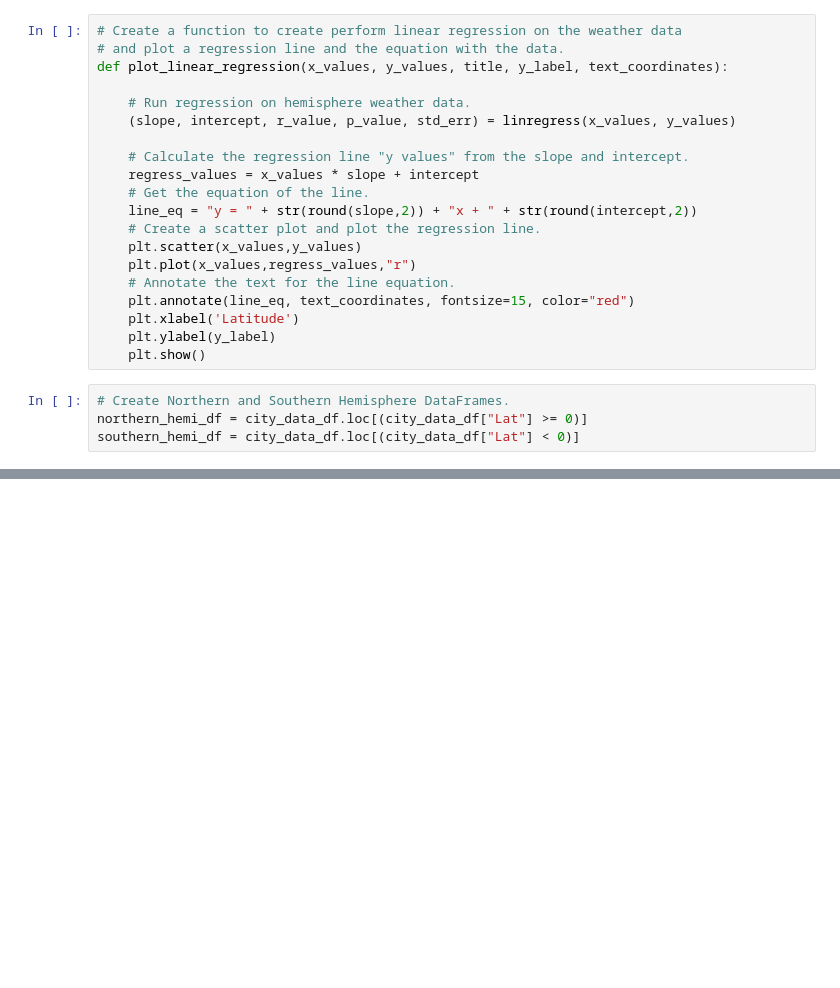
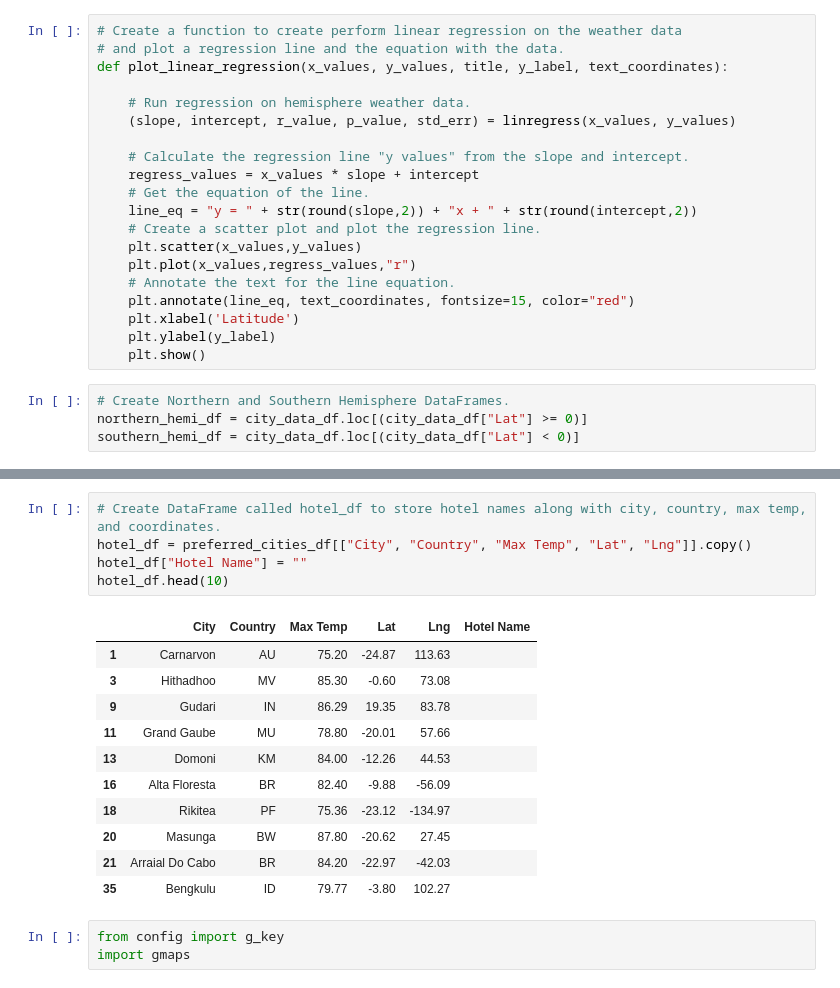
Before and after one commit to andres-rivas-pro/World_Weather_Analysis, a Jupyter notebook: WeatherPy.ipynb, the cells around one changed output, grey strips where cells are left out. Drawn from its saved outputs; the diff is of its cells as text; blank space fills up the shorter version.

```diff
--- a/WeatherPy.ipynb
+++ b/WeatherPy.ipynb
@@ -369,0 +407,20 @@ plt.show()
+# %%
+# Create DataFrame called hotel_df to store hotel names along with city, country, max temp, and coordinates.
+hotel_df = preferred_cities_df[["City", "Country", "Max Temp", "Lat", "Lng"]].copy()
+hotel_df["Hotel Name"] = ""
+hotel_df.head(10)
+# %% [output]
+|  | City | Country | Max Temp | Lat | Lng | Hotel Name |
+| 1 | Carnarvon | AU | 75.20 | -24.87 | 113.63 |  |
+| 3 | Hithadhoo | MV | 85.30 | -0.60 | 73.08 |  |
+| 9 | Gudari | IN | 86.29 | 19.35 | 83.78 |  |
+| 11 | Grand Gaube | MU | 78.80 | -20.01 | 57.66 |  |
+| 13 | Domoni | KM | 84.00 | -12.26 | 44.53 |  |
+| 16 | Alta Floresta | BR | 82.40 | -9.88 | -56.09 |  |
+| 18 | Rikitea | PF | 75.36 | -23.12 | -134.97 |  |
+| 20 | Masunga | BW | 87.80 | -20.62 | 27.45 |  |
+| 21 | Arraial Do Cabo | BR | 84.20 | -22.97 | -42.03 |  |
+| 35 | Bengkulu | ID | 79.77 | -3.80 | 102.27 |  |
+# %%
+from config import g_key
+import gmaps
```
Also changed, not shown: parts of 22 cells of this notebook, 7 other files.
